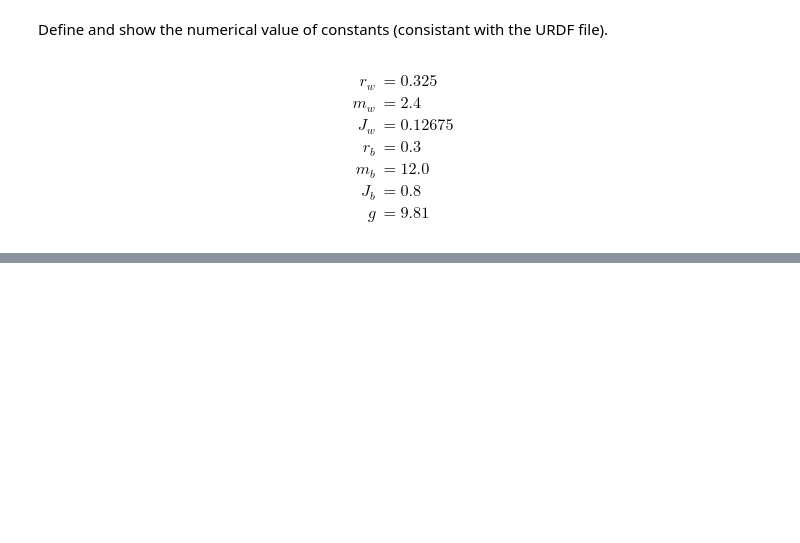
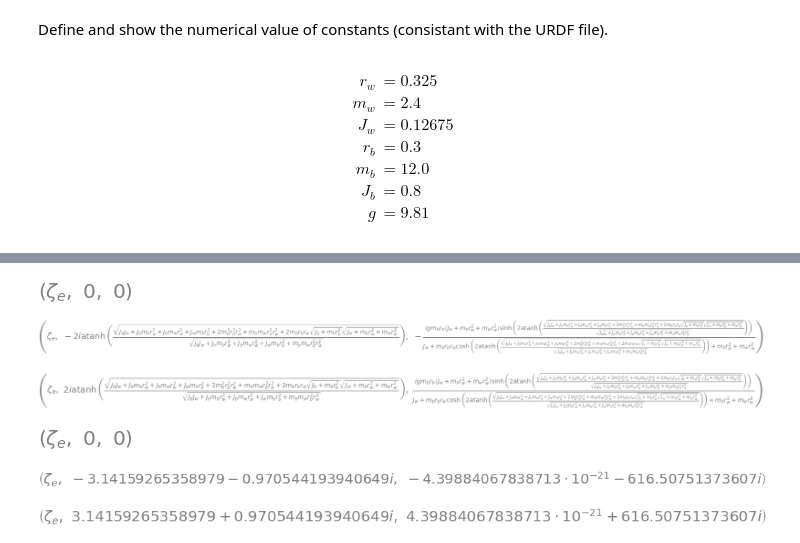
Before and after one commit to TheBestBot/ae353-sp25, a Jupyter notebook: projects/01_catbot/DeriveEOM-Template.ipynb, the cells around one changed output, grey strips where cells are left out. Cells and saved outputs as stored; diff of their text form; code cells hidden in the pictures; blank space fills up the shorter version.

```diff
--- a/projects/01_catbot/DeriveEOM-Template.ipynb
+++ b/projects/01_catbot/DeriveEOM-Template.ipynb
@@ -254,0 +278,19 @@ K: [[-767.8878695216022, -556.3159542708306, -367.7939121080729, -149.9241863751
+# %%
+display(eq_point[0])
+display(eq_point[1])
+display(eq_point[2])
+
+e1 = (eq_point[0][0].subs(values),eq_point[0][1].subs(values).evalf(),eq_point[0][2].subs(values).evalf())
+e2 = (eq_point[1][0].subs(values),eq_point[1][1].subs(values).evalf(),eq_point[1][2].subs(values).evalf())
+e3 = (eq_point[2][0].subs(values),eq_point[2][1].subs(values).evalf(),eq_point[2][2].subs(values).evalf())
+
+display(e1)
+display(e2)
+display(e3)
+# %% [output]
+[figure, added]
+[figure, added]
+[figure, added]
+[figure, added]
+[figure, added]
+[figure, added]
```
Also changed, not shown: parts of 6 cells of this notebook, 3 other files.
